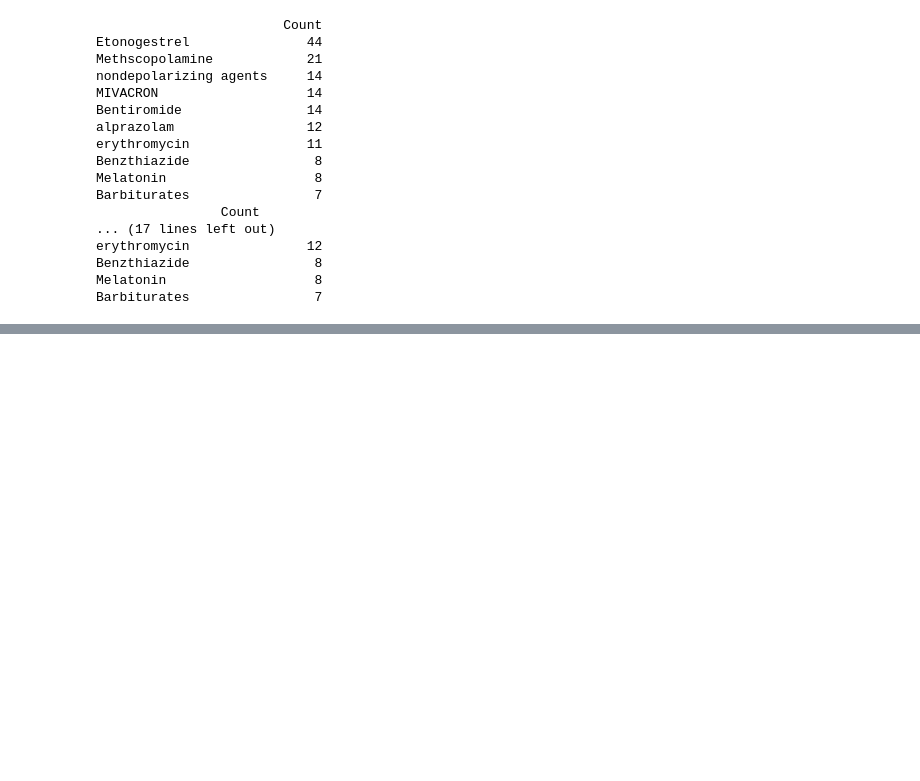
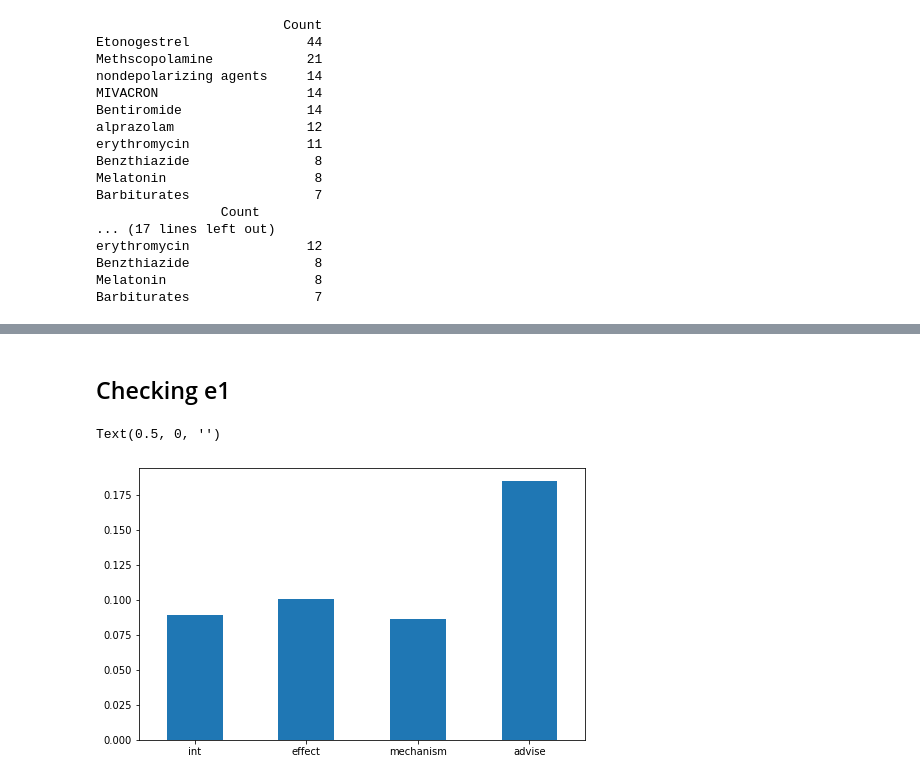
Before and after one commit to mponsclo/Advanced_Human_Language_Technologies, a Jupyter notebook: 2. DDI/EDA.ipynb, the cells around one changed output, grey strips where cells are left out. Drawn from its saved outputs; the diff is of its cells as text; code cells hidden in the pictures; blank space fills up the shorter version.

```diff
--- a/2. DDI/EDA.ipynb
+++ b/2. DDI/EDA.ipynb
@@ -191,0 +218,14 @@ Barbiturates                7
+# %% [markdown]
+## Checking e1
+# %%
+# e1 is uppercase
+df1 = pd.DataFrame({'lab' : ['int', 'effect', 'mechanism', 'advise'], 'Count' : [int_counts_e1.index.str.isupper().sum()/int_counts_e1.shape[0],
+                                                                            effect_counts_e1.index.str.isupper().sum()/effect_counts_e1.shape[0],
+                                                                            mechanism_counts_e1.index.str.isupper().sum()/mechanism_counts_e1.shape[0],
+                                                                            advise_counts_e1.index.str.isupper().sum()/advise_counts_e1.shape[0]]})
+
+ax = df1.plot.bar(x='lab', y = 'Count', figsize = (8,5), rot=0, legend = False)
+ax.set_xlabel("")
+# %% [output]
+Text(0.5, 0, '')
+[figure, added]
```
Also changed, not shown: parts of 5 cells of this notebook.
